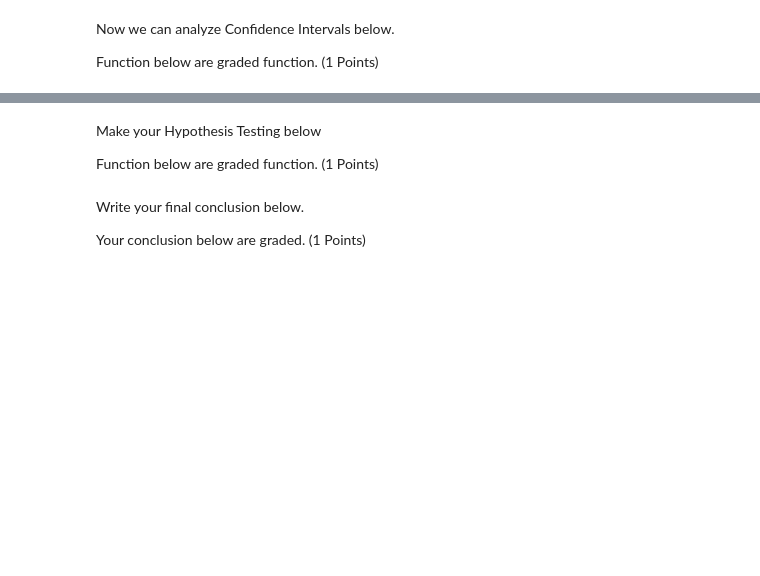
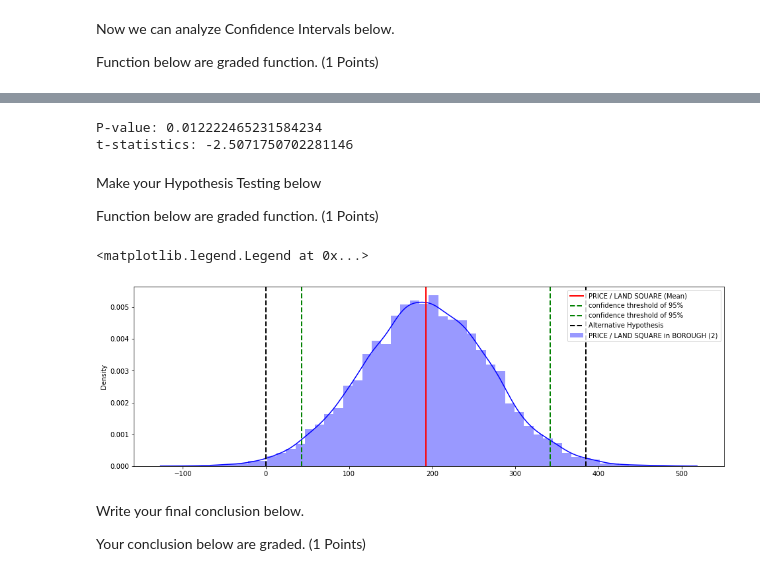
Before and after one commit to r-ap/TrainingMachineLearning, a Jupyter notebook: Assignment2.ipynb, the cells around one changed output, grey strips where cells are left out. Drawn from its saved outputs; the diff is of its cells as text; code cells hidden in the pictures; blank space fills up the shorter version.

```diff
--- a/Assignment2.ipynb
+++ b/Assignment2.ipynb
@@ -388,3 +595,24 @@ Function below are graded function. (1 Points)
+# %%
+# Write your function below
+
+# Graded-Funtion Begin
+
+
+import pandas as pd
+from scipy import stats
+
+import matplotlib.pyplot as plt
+
+t_stat,p_val = stats.ttest_1samp(data_analisis['PRICE PER LAND SQUARE'], 196)
+print('P-value:',p_val) #The p-value divided by 2 since the output is two-sided p-value
+print('t-statistics:',t_stat)
+
+
+
+# Graded-Funtion End
+# %% [output]
+P-value: 0.012222465231584234
+t-statistics: -2.5071750702281146
 # %% [markdown]
 Make your Hypothesis Testing below
 
@@ -402,3 +620,30 @@ Function below are graded function. (1 Points)
+# %%
+# Write your function below
+
+# Graded-Funtion Begin
+
+data_analisis_pop = np.random.normal(data_analisis['PRICE PER LAND SQUARE'].mean(), data_analisis['PRICE PER LAND SQUARE'].std(), 10000)
+
+ci = stats.norm.interval(0.95, data_analisis['PRICE PER LAND SQUARE'].mean(), data_analisis['PRICE PER LAND SQUARE'].std())
+
+plt.figure(figsize=(16,5))
+sns.distplot(data_analisis_pop, label='PRICE / LAND SQUARE in BOROUGH (2)', color='blue')
+plt.axvline(data_analisis['PRICE PER LAND SQUARE'].mean(), color='red', linewidth=2, label='PRICE / LAND SQUARE (Mean)')
+
+plt.axvline(ci[1], color='green', linestyle='dashed', linewidth=2, label='confidence threshold of 95%')
+plt.axvline(ci[0], color='green', linestyle='dashed', linewidth=2, label='confidence threshold of 95%')
+
+plt.axvline(data_analisis_pop.mean() + t_stat*data_analisis_pop.std(), color='black', linestyle='dashed', linewidth=2, label = 'Alternative Hypothesis')
+plt.axvline(data_analisis_pop.mean() - t_stat*data_analisis_pop.std(), color='black', linestyle='dashed', linewidth=2)
+plt.legend()
+
+
+
+
+# Graded-Funtion End
+# %% [output]
+<matplotlib.legend.Legend at 0x...>
+[figure, added]
 # %% [markdown]
 Write your final conclusion below.
 
```
Also changed, not shown: parts of 26 cells of this notebook.
